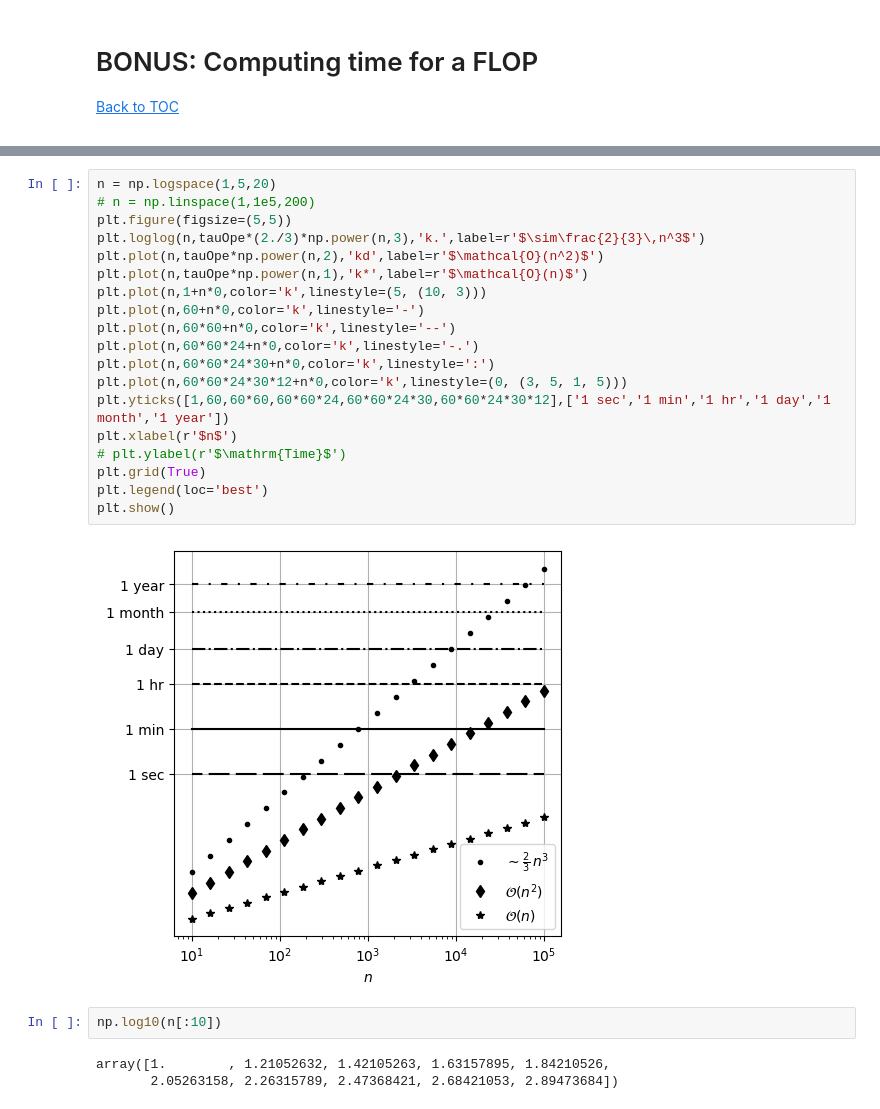
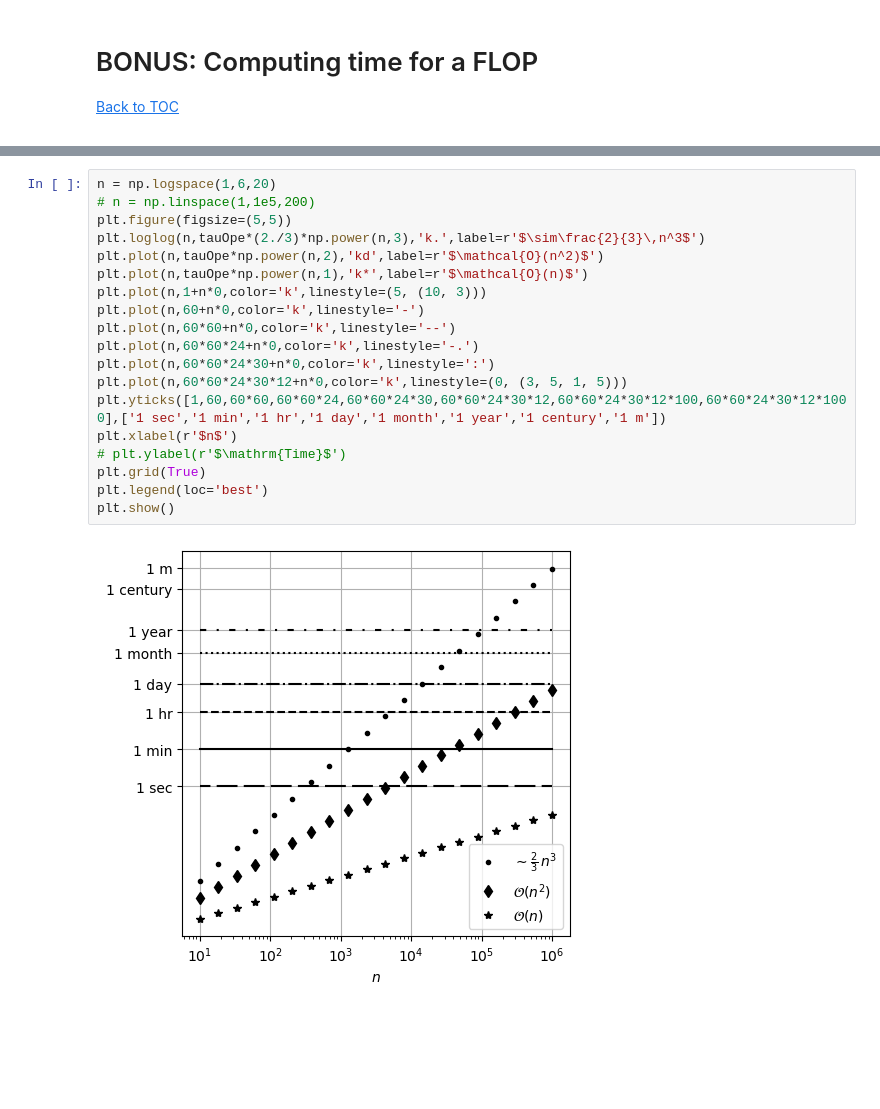
Before and after one commit to tclaudioe/Scientific-Computing-V3, a Jupyter notebook: Bonus - current/Bonus - 04 - GE, LU and PALU.ipynb, the cells around one changed output, grey strips where cells are left out. Drawn from its saved outputs; the diff is of its cells as text; blank space fills up the shorter version.

```diff
--- a/Bonus - current/Bonus - 04 - GE, LU and PALU.ipynb
+++ b/Bonus - current/Bonus - 04 - GE, LU and PALU.ipynb
@@ -1227,26 +1227,21 @@ print(tauOpe)
 # %%
-n = np.logspace(1,5,20)
+n = np.logspace(1,6,20)
 # n = np.linspace(1,1e5,200)
 plt.figure(figsize=(5,5))
 plt.loglog(n,tauOpe*(2./3)*np.power(n,3),'k.',label=r'$\sim\frac{2}{3}\,n^3$')
 plt.plot(n,tauOpe*np.power(n,2),'kd',label=r'$\mathcal{O}(n^2)$')
 plt.plot(n,tauOpe*np.power(n,1),'k*',label=r'$\mathcal{O}(n)$')
 plt.plot(n,1+n*0,color='k',linestyle=(5, (10, 3)))
 plt.plot(n,60+n*0,color='k',linestyle='-')
 plt.plot(n,60*60+n*0,color='k',linestyle='--')
 plt.plot(n,60*60*24+n*0,color='k',linestyle='-.')
 plt.plot(n,60*60*24*30+n*0,color='k',linestyle=':')
 plt.plot(n,60*60*24*30*12+n*0,color='k',linestyle=(0, (3, 5, 1, 5)))
-plt.yticks([1,60,60*60,60*60*24,60*60*24*30,60*60*24*30*12],['1 sec','1 min','1 hr','1 day','1 month','1 year'])
+plt.yticks([1,60,60*60,60*60*24,60*60*24*30,60*60*24*30*12,60*60*24*30*12*100,60*60*24*30*12*1000],['1 sec','1 min','1 hr','1 day','1 month','1 year','1 century','1 m'])
 plt.xlabel(r'$n$')
 # plt.ylabel(r'$\mathrm{Time}$')
 plt.grid(True)
 plt.legend(loc='best')
 plt.show()
 # %% [output]
-[figure, old version]
+[figure, new version]
-# %%
-np.log10(n[:10])
-# %% [output]
-array([1.        , 1.21052632, 1.42105263, 1.63157895, 1.84210526,
-       2.05263158, 2.26315789, 2.47368421, 2.68421053, 2.89473684])
```
Also changed, not shown: parts of 5 cells of this notebook, 14 other files.
